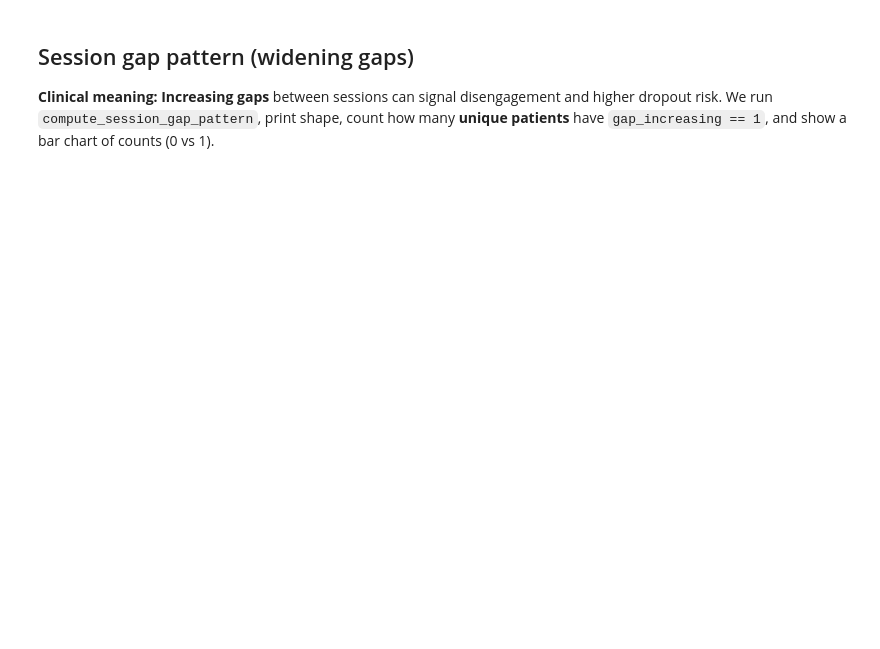
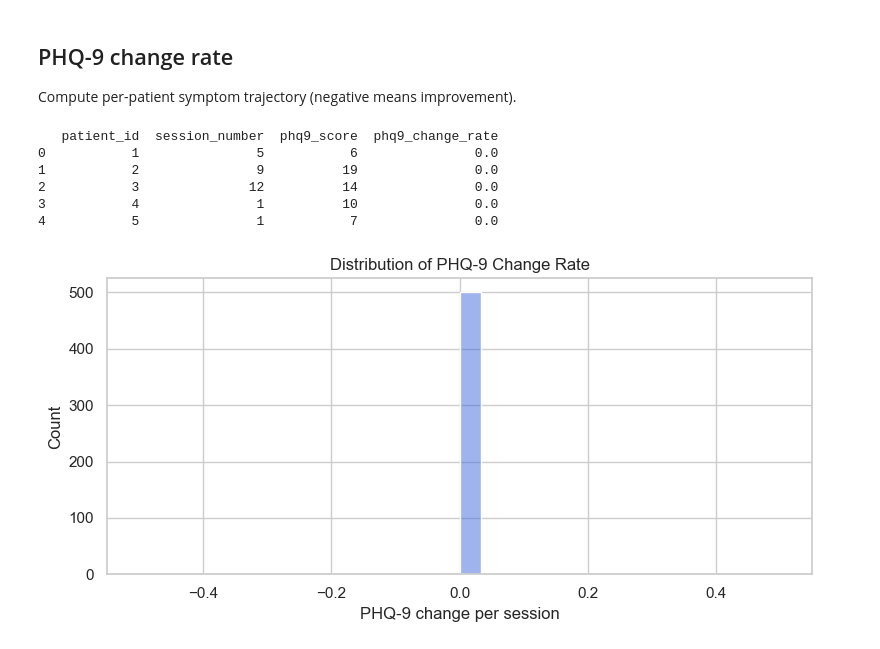
Before and after one commit to samartha04/therapy-dropout-prediction, a Jupyter notebook: notebooks/02_feature_engineering.ipynb, the cells around one changed output. Saved outputs shown, nothing was run; the diff lists cells and outputs as text; code cells hidden in the pictures; blank space fills up the shorter version.

Commit message:
Update therapy dropout prediction project: data loaders, models, and evaluate scripts

```diff
--- a/notebooks/02_feature_engineering.ipynb
+++ b/notebooks/02_feature_engineering.ipynb
@@ -77,0 +46,9 @@ print("Longitudinal session-level shape:", df.shape)
+# %%
+df = generate_synthetic_data(n_patients=500, seed=42)
+
+# Build a simple session attendance indicator for streak feature computation
+df["attended"] = (df["attendance_consistency"] >= 0.5).astype(int)
+
+print("Shape:", df.shape)
+print("Columns:", list(df.columns))
+display(df.head())
@@ -78,19 +69,23 @@ print("Longitudinal session-level shape:", df.shape)
+# %% [markdown]
+## PHQ-9 change rate
+
+Compute per-patient symptom trajectory (negative means improvement).
 # %%
-cols_before = list(df.columns)
-df_phq9 = compute_phq9_change_rate(df)
-cols_after = list(df_phq9.columns)
-print("Columns before:", cols_before)
-print("Columns after:", cols_after)
-print("Shape after PHQ-9 feature:", df_phq9.shape)
+df_phq = compute_phq9_change_rate(df)
+print(df_phq[["patient_id", "session_number", "phq9_score", "phq9_change_rate"]].head())
 
-plt.figure(figsize=(8, 5))
-sns.histplot(df_phq9["phq9_change_rate"], kde=True, color="#6366f1")
-plt.title("Distribution of PHQ-9 change rate (per session)")
-plt.xlabel("PHQ-9 change rate (negative = improving)")
+plt.figure(figsize=(8, 4))
+sns.histplot(df_phq["phq9_change_rate"], bins=30, kde=True, color="royalblue")
+plt.title("Distribution of PHQ-9 Change Rate")
+plt.xlabel("PHQ-9 change per session")
 plt.ylabel("Count")
 plt.tight_layout()
 plt.show()
+# %% [output]
+   patient_id  session_number  phq9_score  phq9_change_rate
+0           1               5           6               0.0
+1           2               9          19               0.0
+2           3              12          14               0.0
+3           4               1          10               0.0
+4           5               1           7               0.0
+[figure, added]
-# %% [markdown]
-## Session gap pattern (widening gaps)
-
-**Clinical meaning:** **Increasing gaps** between sessions can signal disengagement and higher dropout risk. We run `compute_session_gap_pattern`, print shape, count how many **unique patients** have `gap_increasing == 1`, and show a bar chart of counts (0 vs 1).
```
Also changed, not shown: parts of 25 cells of this notebook, 19 other files.
